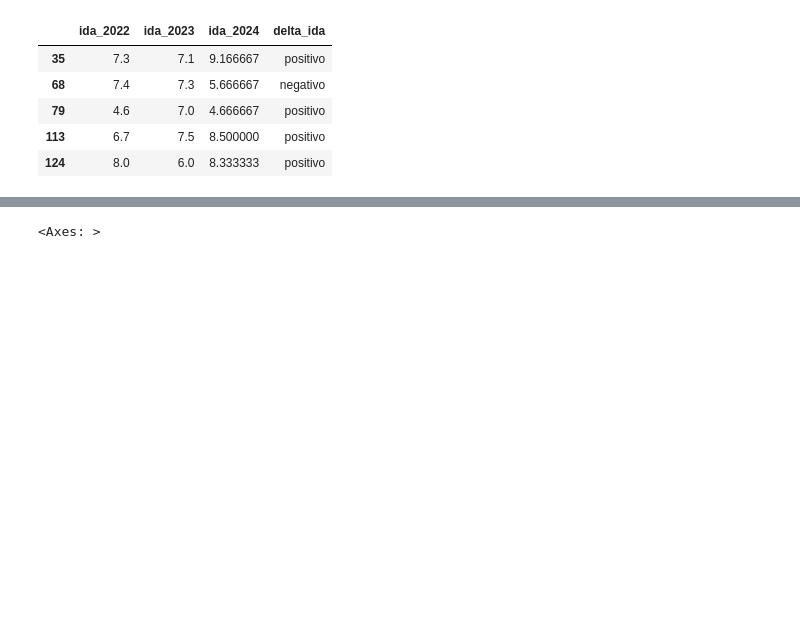
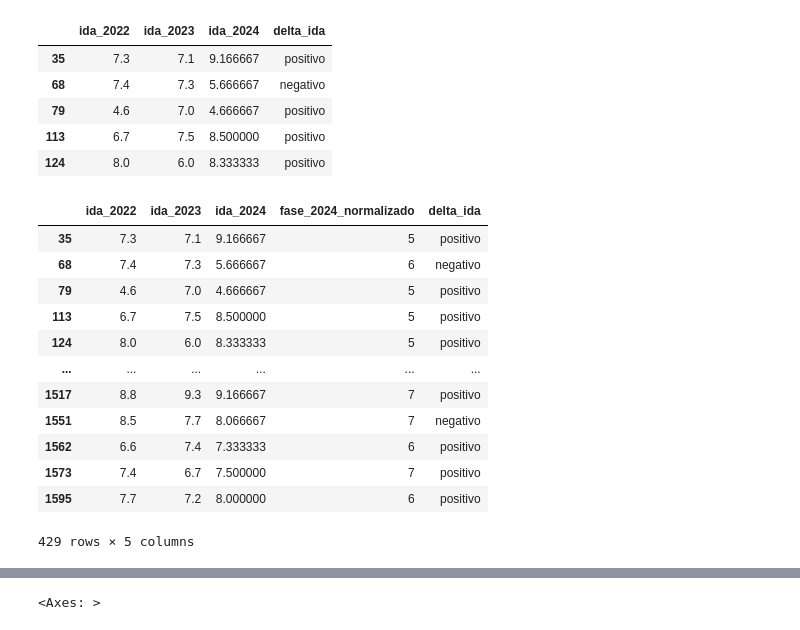
Before and after one commit to JacksonvBarbosa/datathon_fiap_postech, a Jupyter notebook: notebooks/eda_v1.ipynb, the cells around one changed output, grey strips where cells are left out. Saved outputs shown, nothing was run; the diff lists cells and outputs as text; code cells hidden in the pictures; blank space fills up the shorter version.

```diff
--- a/notebooks/eda_v1.ipynb
+++ b/notebooks/eda_v1.ipynb
@@ -242,3 +249,19 @@ df_todos_os_anos_ida.loc[:, ["ida_2022", "ida_2023", "ida_2024", "delta_ida"]].h
 | 79 | 4.6 | 7.0 | 4.666667 | positivo |
 | 113 | 6.7 | 7.5 | 8.500000 | positivo |
 | 124 | 8.0 | 6.0 | 8.333333 | positivo |
+# %%
+df_todos_os_anos_ida.loc[:, ["ida_2022", "ida_2023", "ida_2024", "fase_2024_normalizado", "delta_ida"]]
+# %% [output]
+|  | ida_2022 | ida_2023 | ida_2024 | fase_2024_normalizado | delta_ida |
+| 35 | 7.3 | 7.1 | 9.166667 | 5 | positivo |
+| 68 | 7.4 | 7.3 | 5.666667 | 6 | negativo |
+| 79 | 4.6 | 7.0 | 4.666667 | 5 | positivo |
+| 113 | 6.7 | 7.5 | 8.500000 | 5 | positivo |
+| 124 | 8.0 | 6.0 | 8.333333 | 5 | positivo |
+| ... | ... | ... | ... | ... | ... |
+| 1517 | 8.8 | 9.3 | 9.166667 | 7 | positivo |
+| 1551 | 8.5 | 7.7 | 8.066667 | 7 | negativo |
+| 1562 | 6.6 | 7.4 | 7.333333 | 6 | positivo |
+| 1573 | 7.4 | 6.7 | 7.500000 | 7 | positivo |
+| 1595 | 7.7 | 7.2 | 8.000000 | 6 | positivo |
+429 rows × 5 columns
```
Also changed, not shown: parts of 9 cells of this notebook.
